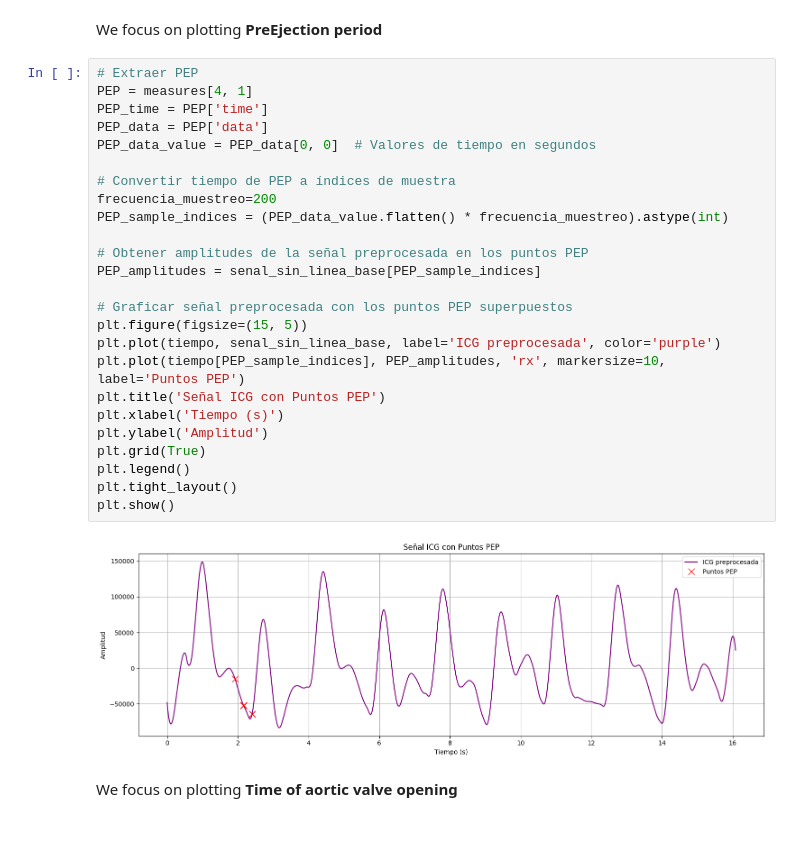
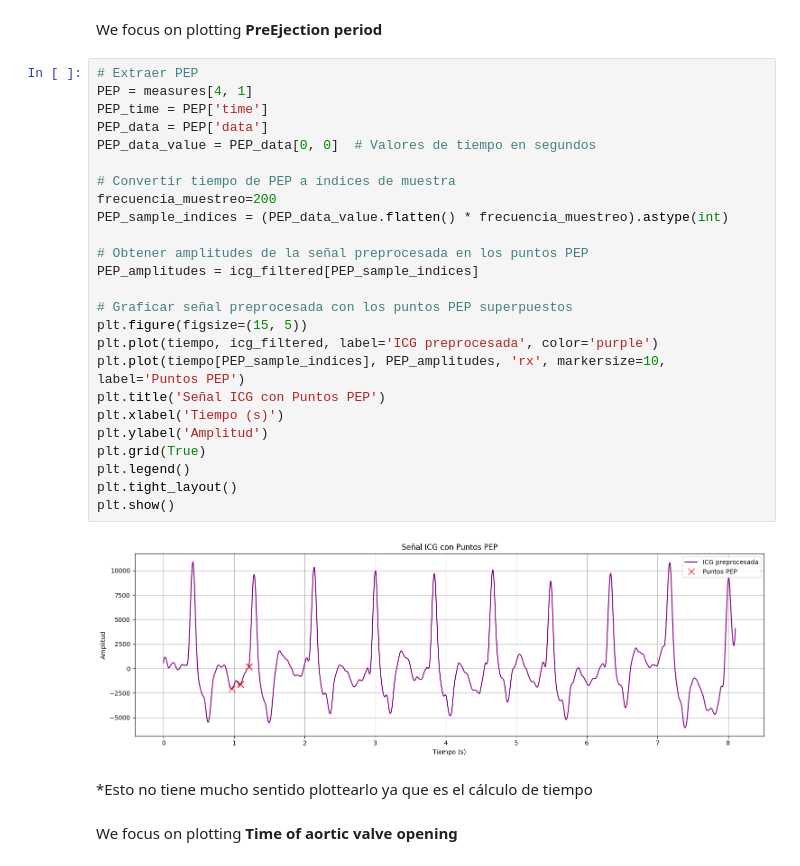
Before and after one commit to eduardo-illueca/icg-project, a Jupyter notebook: Maria_HeartCycle_FILTEREDDATA.ipynb, the cells around one changed output. Drawn from its saved outputs; the diff is of its cells as text; blank space fills up the shorter version.

```diff
--- a/Maria_HeartCycle_FILTEREDDATA.ipynb
+++ b/Maria_HeartCycle_FILTEREDDATA.ipynb
@@ -268,30 +70,32 @@ We focus on plotting **PreEjection period**
 # %%
 # Extraer PEP
 PEP = measures[4, 1]
 PEP_time = PEP['time']
 PEP_data = PEP['data']
 PEP_data_value = PEP_data[0, 0]  # Valores de tiempo en segundos
 
 # Convertir tiempo de PEP a índices de muestra
 frecuencia_muestreo=200
 PEP_sample_indices = (PEP_data_value.flatten() * frecuencia_muestreo).astype(int)
 
 # Obtener amplitudes de la señal preprocesada en los puntos PEP
-PEP_amplitudes = senal_sin_linea_base[PEP_sample_indices]
+PEP_amplitudes = icg_filtered[PEP_sample_indices]
 
 # Graficar señal preprocesada con los puntos PEP superpuestos
 plt.figure(figsize=(15, 5))
-plt.plot(tiempo, senal_sin_linea_base, label='ICG preprocesada', color='purple')
+plt.plot(tiempo, icg_filtered, label='ICG preprocesada', color='purple')
 plt.plot(tiempo[PEP_sample_indices], PEP_amplitudes, 'rx', markersize=10, label='Puntos PEP')
 plt.title('Señal ICG con Puntos PEP')
 plt.xlabel('Tiempo (s)')
 plt.ylabel('Amplitud')
 plt.grid(True)
 plt.legend()
 plt.tight_layout()
 plt.show()
 # %% [output]
-[figure, old version]
+[figure, new version]
+# %% [markdown]
+*Esto no tiene mucho sentido plottearlo ya que es el cálculo de tiempo
 # %% [markdown]
 We focus on plotting **Time of aortic valve opening**
 # %%
```
Also changed, not shown: parts of 8 cells of this notebook.
